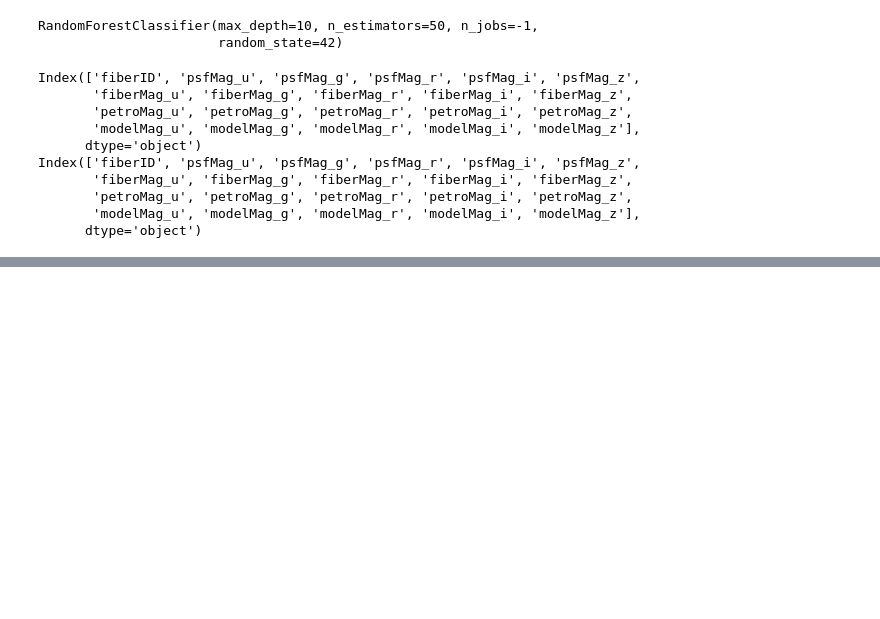
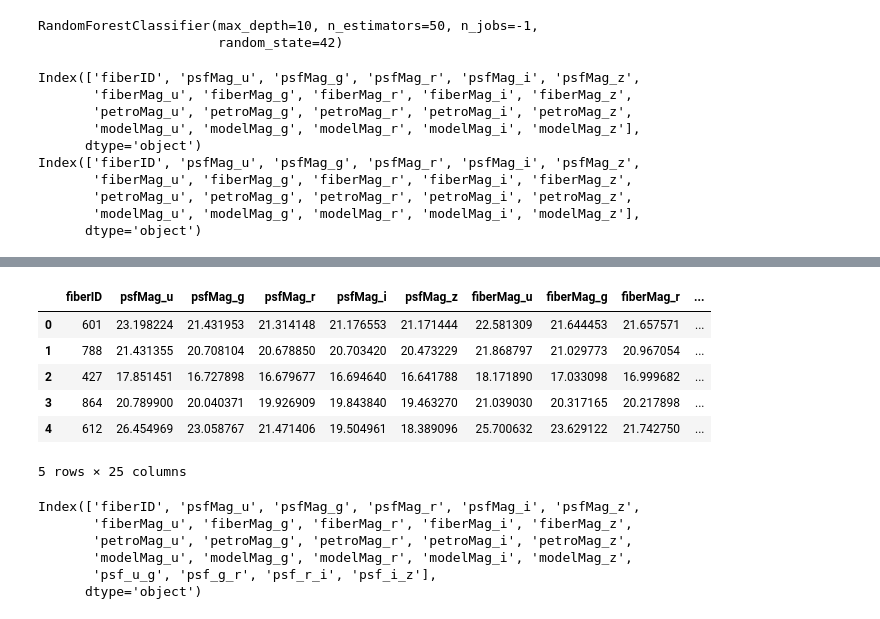
Before and after one commit to peperjet/bc-ml, a Jupyter notebook: dacon/dacon_260331.ipynb, the cells around one changed output, grey strips where cells are left out. Drawn from its saved outputs; the diff is of its cells as text; code cells hidden in the pictures; blank space fills up the shorter version.

```diff
--- a/dacon/dacon_260331.ipynb
+++ b/dacon/dacon_260331.ipynb
@@ -290,3 +230,19 @@ pred = model.predict(X_test)
 
 submission['type'] = le.inverse_transform(pred)
 submission.to_csv('submission.csv', index=False)
+# %%
+# 파생변수 색지수
+
+X['psf_u_g'] = X['psfMag_u'] - X['psfMag_g']
+X['psf_g_r'] = X['psfMag_g'] - X['psfMag_r']
+X['psf_r_i'] = X['psfMag_r'] - X['psfMag_i']
+X['psf_i_z'] = X['psfMag_i'] - X['psfMag_z']
+
+X_test['psf_u_g'] = X_test['psfMag_u'] - X_test['psfMag_g']
+X_test['psf_g_r'] = X_test['psfMag_g'] - X_test['psfMag_r']
+X_test['psf_r_i'] = X_test['psfMag_r'] - X_test['psfMag_i']
+X_test['psf_i_z'] = X_test['psfMag_i'] - X_test['psfMag_z']
+
+
+# 값 확인
+X[['psfMag_u', 'psfMag_g', 'psf_u_g']].head()
@@ -292,0 +256,22 @@ submission.to_csv('submission.csv', index=False)
+# %%
+# 전체확인
+X.head()
+# %% [output]
+|  | fiberID | psfMag_u | psfMag_g | psfMag_r | psfMag_i | psfMag_z | fiberMag_u | fiberMag_g | fiberMag_r | ... |
+| 0 | 601 | 23.198224 | 21.431953 | 21.314148 | 21.176553 | 21.171444 | 22.581309 | 21.644453 | 21.657571 | ... |
+| 1 | 788 | 21.431355 | 20.708104 | 20.678850 | 20.703420 | 20.473229 | 21.868797 | 21.029773 | 20.967054 | ... |
+| 2 | 427 | 17.851451 | 16.727898 | 16.679677 | 16.694640 | 16.641788 | 18.171890 | 17.033098 | 16.999682 | ... |
+| 3 | 864 | 20.789900 | 20.040371 | 19.926909 | 19.843840 | 19.463270 | 21.039030 | 20.317165 | 20.217898 | ... |
+| 4 | 612 | 26.454969 | 23.058767 | 21.471406 | 19.504961 | 18.389096 | 25.700632 | 23.629122 | 21.742750 | ... |
+5 rows × 25 columns
+# %%
+# 컬럼 목록 확인
+
+print(X.columns)
+# %% [output]
+Index(['fiberID', 'psfMag_u', 'psfMag_g', 'psfMag_r', 'psfMag_i', 'psfMag_z',
+       'fiberMag_u', 'fiberMag_g', 'fiberMag_r', 'fiberMag_i', 'fiberMag_z',
+       'petroMag_u', 'petroMag_g', 'petroMag_r', 'petroMag_i', 'petroMag_z',
+       'modelMag_u', 'modelMag_g', 'modelMag_r', 'modelMag_i', 'modelMag_z',
+       'psf_u_g', 'psf_g_r', 'psf_r_i', 'psf_i_z'],
+      dtype='object')
```
Also changed, not shown: parts of 29 cells of this notebook.
